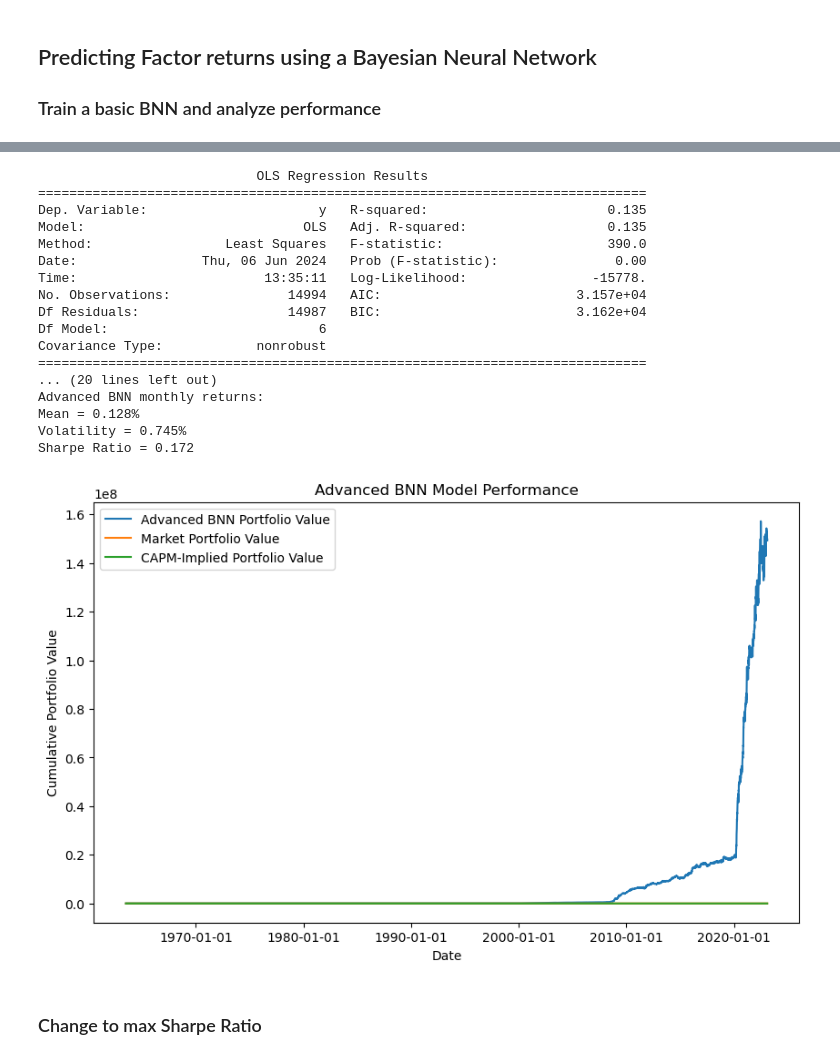
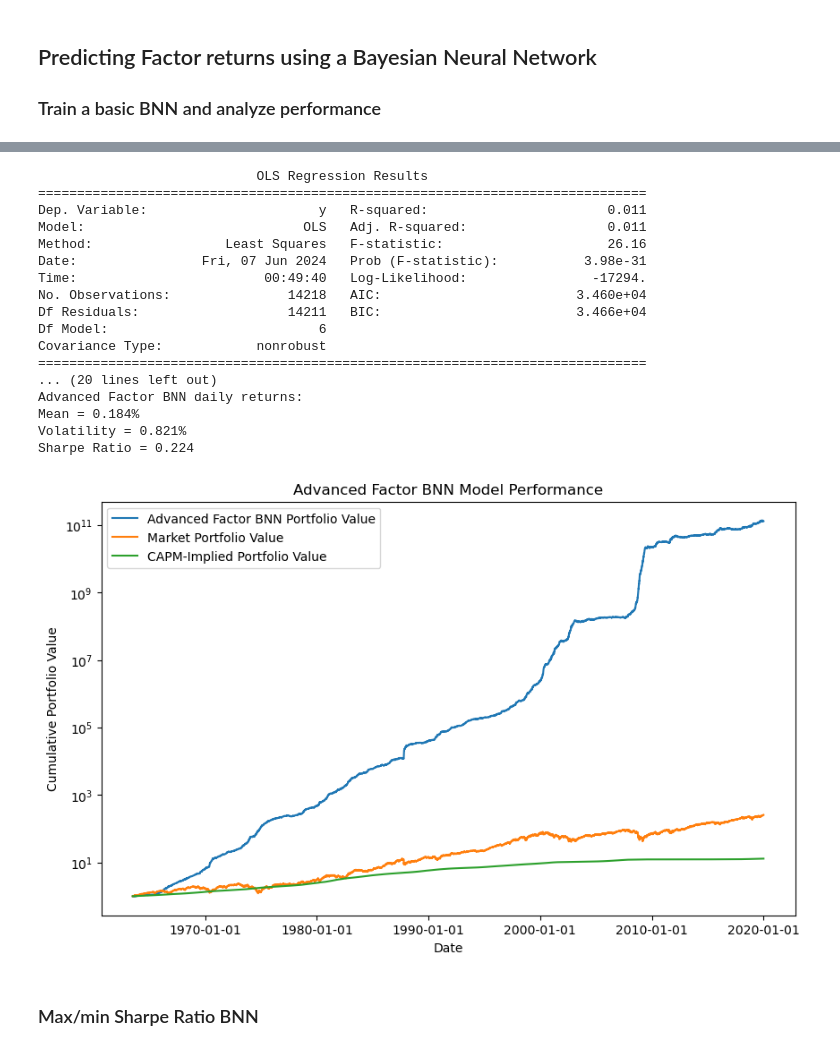
Before and after one commit to KMcCand/Hedge_Funds_Caltech, a Jupyter notebook: Pricing Options using Bayesian Neural Networks/BEM114_final_project_working.ipynb, the cells around one changed output, grey strips where cells are left out. Saved outputs shown, nothing was run; the diff lists cells and outputs as text; code cells hidden in the pictures.

```diff
--- a/Pricing Options using Bayesian Neural Networks/BEM114_final_project_working.ipynb
+++ b/Pricing Options using Bayesian Neural Networks/BEM114_final_project_working.ipynb
@@ -446,30 +571,30 @@ Sharpe Ratio = 0.061
 # %%
-fitting_returns_data(
+predictive2, strat_df2, return_vector2, model_OLS2 = fitting_returns_data(
     'ff6_factors_19630701_20230131.csv',
     io_day_5_lag,
     model_advanced_bnn,
-    "Advanced BNN",
+    "Advanced Factor BNN",
     seed = COMMON_SEED,
-    log = True);
+    log = True)
 # %% [output]
                             OLS Regression Results
 ==============================================================================
-Dep. Variable:                      y   R-squared:                       0.135
-Model:                            OLS   Adj. R-squared:                  0.135
-Method:                 Least Squares   F-statistic:                     390.0
-Date:                Thu, 06 Jun 2024   Prob (F-statistic):               0.00
-Time:                        13:35:11   Log-Likelihood:                -15778.
-No. Observations:               14994   AIC:                         3.157e+04
-Df Residuals:                   14987   BIC:                         3.162e+04
+Dep. Variable:                      y   R-squared:                       0.011
+Model:                            OLS   Adj. R-squared:                  0.011
+Method:                 Least Squares   F-statistic:                     26.16
+Date:                Fri, 07 Jun 2024   Prob (F-statistic):           3.98e-31
+Time:                        00:49:40   Log-Likelihood:                -17294.
+No. Observations:               14218   AIC:                         3.460e+04
+Df Residuals:                   14211   BIC:                         3.466e+04
 Df Model:                           6
 Covariance Type:            nonrobust
 ==============================================================================
 ... (20 lines left out)
-Advanced BNN monthly returns:
-Mean = 0.128%
-Volatility = 0.745%
-Sharpe Ratio = 0.172
+Advanced Factor BNN daily returns:
+Mean = 0.184%
+Volatility = 0.821%
+Sharpe Ratio = 0.224
-[figure, old version]
+[figure, new version]
 # %% [markdown]
-### Change to max Sharpe Ratio
+### Max/min Sharpe Ratio BNN
 # %%
```
Also changed, not shown: parts of 16 cells of this notebook, 5 other files.
